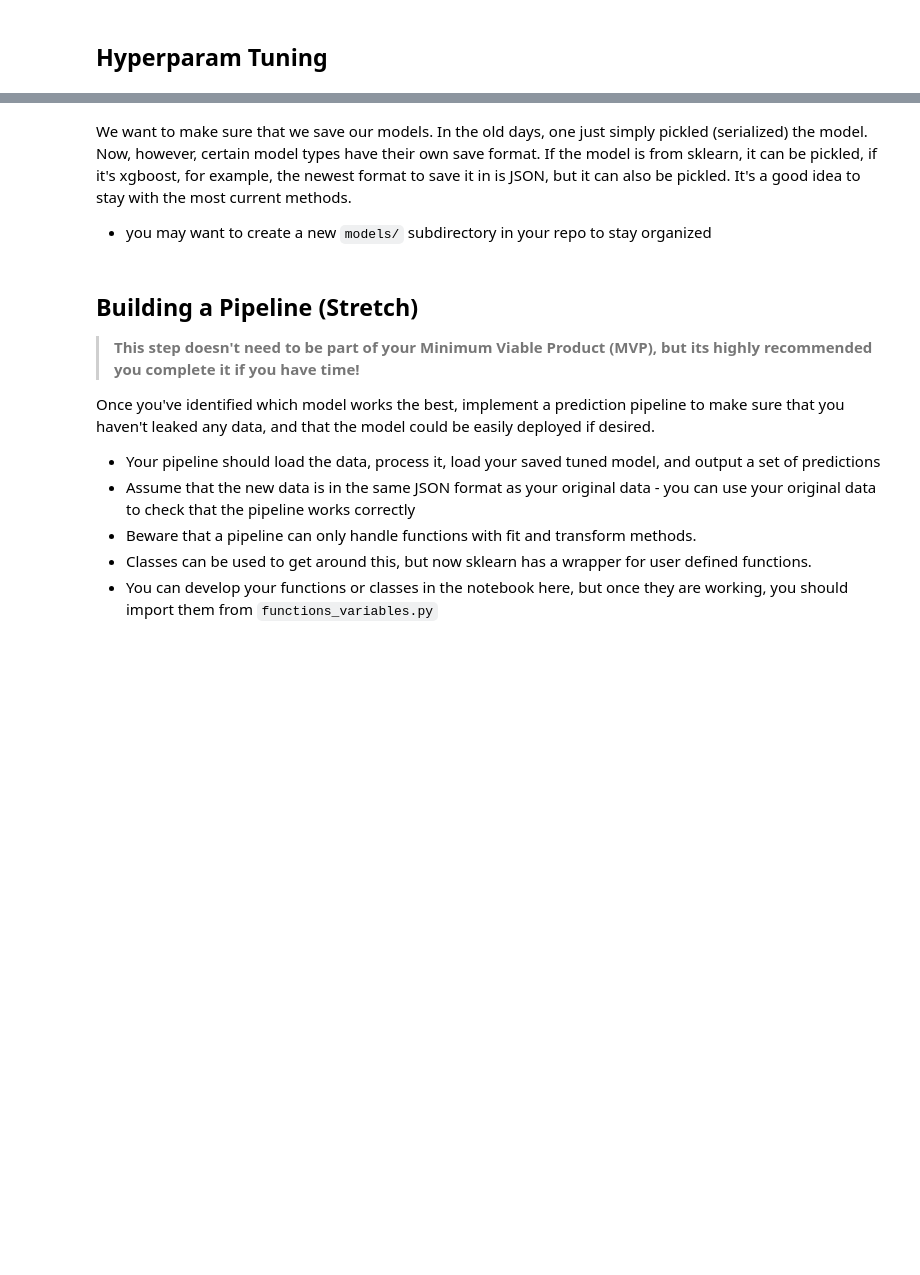
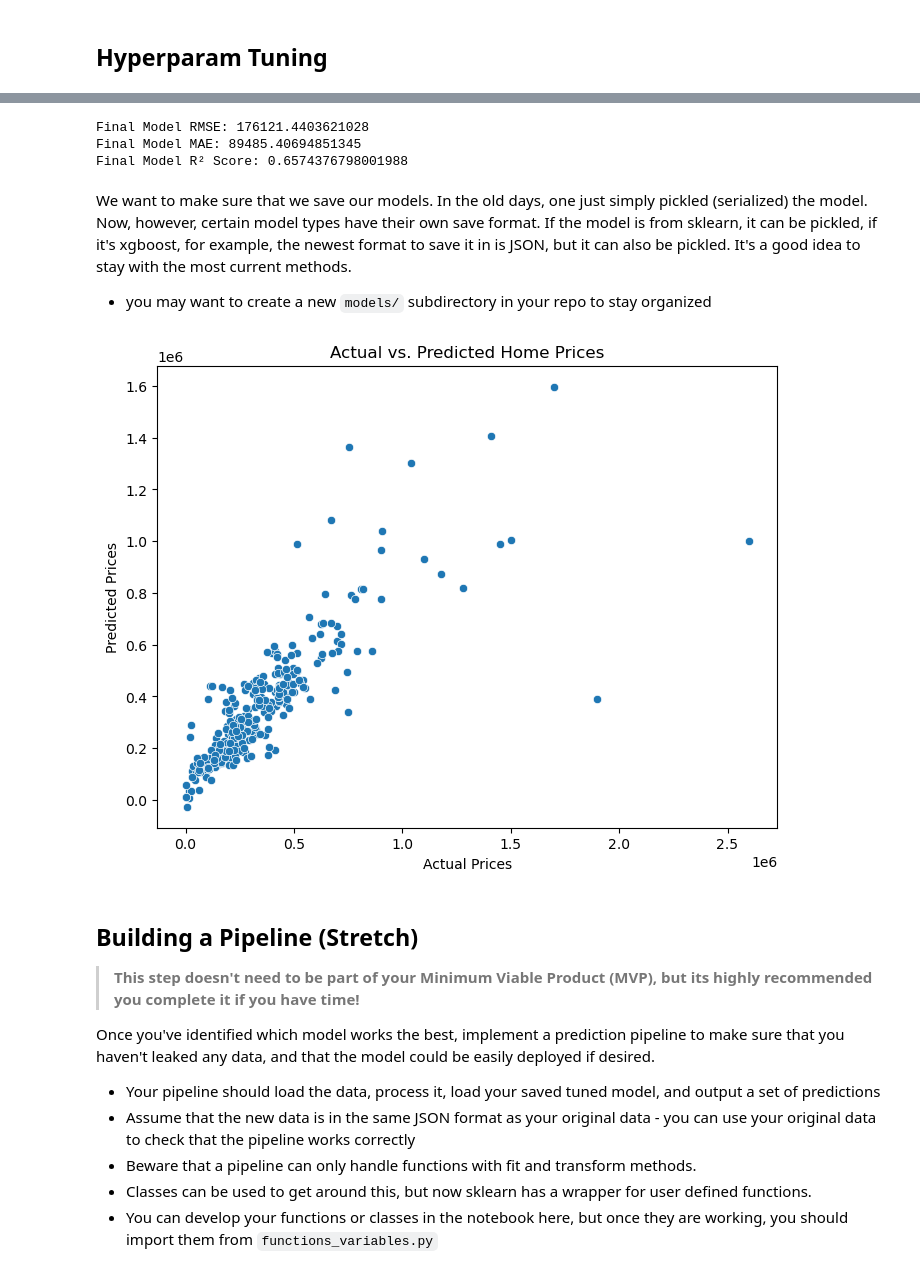
Before and after one commit to lemonsterpie/LHL-midterm, a Jupyter notebook: notebooks/3 - tuning_pipeline.ipynb, the cells around one changed output, grey strips where cells are left out. Drawn from its saved outputs; the diff is of its cells as text; code cells hidden in the pictures; blank space fills up the shorter version.

```diff
--- a/notebooks/3 - tuning_pipeline.ipynb
+++ b/notebooks/3 - tuning_pipeline.ipynb
@@ -197,0 +187,16 @@ def hyperparameter_search(training_folds, validation_folds, param_grid):
+# %%
+from sklearn.model_selection import RandomizedSearchCV
+
+random_search_xgb = RandomizedSearchCV(
+    estimator=xgb_model,
+    param_distributions=param_grid_xgb,
+    cv=5,
+    scoring='r2',
+    n_jobs=-1,
+    n_iter=10
+)
+
+random_search_xgb.fit(X_train, y_train)
+
+print("Best Randomized Hyperparameters:", random_search_xgb.best_params_)
+print("Best Randomized Score:", random_search_xgb.best_score_)
@@ -197,0 +230,7 @@ def hyperparameter_search(training_folds, validation_folds, param_grid):
+# %%
+# Use the best hyperparameters found
+best_xgb_params = random_search_xgb.best_params_
+
+# Train final XGBoost model
+final_xgb_model = xgb.XGBRegressor(**best_xgb_params)
+final_xgb_model.fit(X_train, y_train)
@@ -198,3 +249,18 @@ def hyperparameter_search(training_folds, validation_folds, param_grid):
+# %%
+y_pred = final_xgb_model.predict(X_test)
+
+# Compute performance metrics
+rmse = np.sqrt(mean_squared_error(y_test, y_pred))
+mae = mean_absolute_error(y_test, y_pred)
+r2 = r2_score(y_test, y_pred)
+
+print(f"Final Model RMSE: {rmse}")
+print(f"Final Model MAE: {mae}")
+print(f"Final Model R² Score: {r2}")
+# %% [output]
+Final Model RMSE: 176121.4403621028
+Final Model MAE: 89485.40694851345
+Final Model R² Score: 0.6574376798001988
 # %% [markdown]
 We want to make sure that we save our models.  In the old days, one just simply pickled (serialized) the model.  Now, however, certain model types have their own save format.  If the model is from sklearn, it can be pickled, if it's xgboost, for example, the newest format to save it in is JSON, but it can also be pickled.  It's a good idea to stay with the most current methods.
 - you may want to create a new `models/` subdirectory in your repo to stay organized
@@ -217,3 +270,12 @@ loaded_xgb.load_model("models/xgboost.json")
+# %%
+plt.figure(figsize=(8,6))
+sns.scatterplot(x=y_test, y=y_pred)
+plt.xlabel("Actual Prices")
+plt.ylabel("Predicted Prices")
+plt.title("Actual vs. Predicted Home Prices")
+plt.show()
+# %% [output]
+[figure, added]
 # %% [markdown]
 ## Building a Pipeline (Stretch)
 
```
Also changed, not shown: parts of 12 cells of this notebook, 5 other files.
